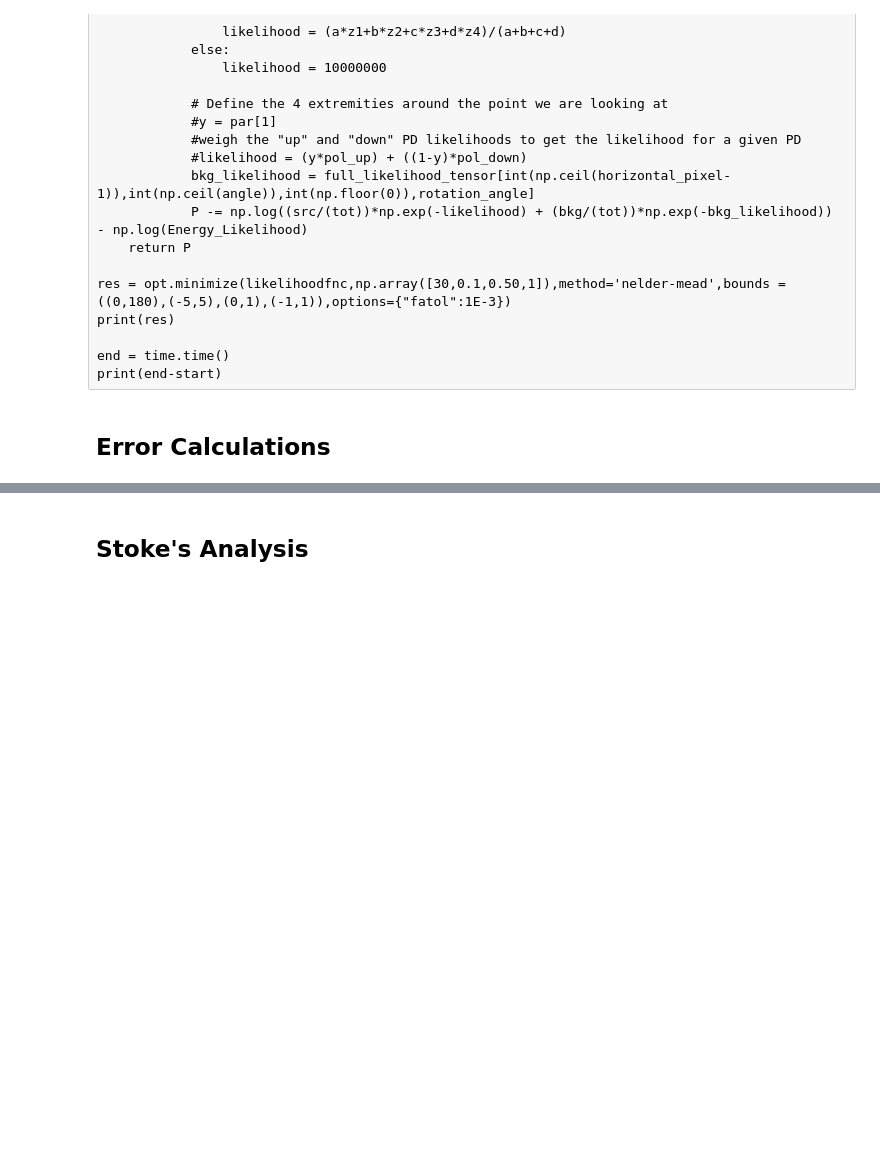
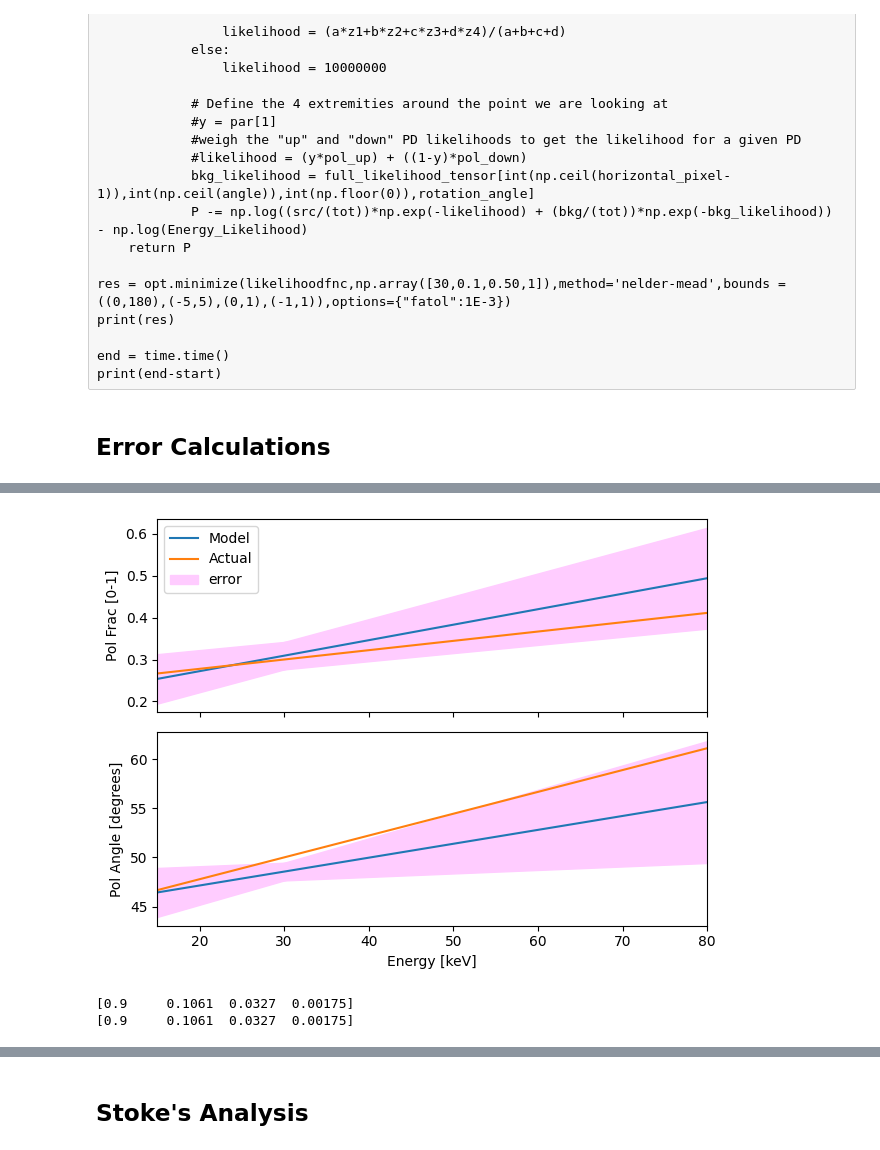
Before and after one commit to jacob-casey/casey-xlcal-likelihood-analysis, a Jupyter notebook: LikelihoodAnalysisTool.ipynb, the cells around one changed output, grey strips where cells are left out. Drawn from its saved outputs; the diff is of its cells as text; code cells hidden in the pictures; blank space fills up the shorter version.

```diff
--- a/LikelihoodAnalysisTool.ipynb
+++ b/LikelihoodAnalysisTool.ipynb
@@ -105 +23,32 @@ def polang_model(E,PA30,gamma):
+# %%
+PD_30 = 0.3
+PD_slope = 0.2/90
+
+PA_30 = 50
+PA_slope = 20/90
+# %%
+def polfrac_model(E,PD30,beta):
+    PD = beta*(E-30) + PD30
+    if not np.isscalar(PD):
+        for i in range(len(PD)):
+            if PD[i] < 0:
+                PD[i] = 0
+            elif PD[i] > 1:
+                PD[i] = 1
+    else:
+        if PD < 0:
+            PD = 0
+        elif PD > 1:
+            PD = 1
+    return PD
+
+def polang_model(E,PA30,gamma):
+    return gamma*(E-30) + PA30
+
+full_likelihood_tensor = np.load(f"/home/jacob/xlc_sim_outputs/notebook_outputs/likelihood_tensor_0_360.npy")
+full_likelihood_tensor = full_likelihood_tensor
+if full_likelihood_tensor[:,:,int(np.ceil(0*100)),:].max() < 1:
+    full_likelihood_tensor[:,:,int(np.ceil(0*100)),:] = -np.log(full_likelihood_tensor[:,:,int(np.ceil(0*100)),:])
+full_likelihood_tensor = np.exp(-full_likelihood_tensor)
+global full_likelihood_tensor
 # %%
@@ -312,12 +284,12 @@ def get_errors(par,index,error_step):
         else:
             error += error_step
         par2[index] = par[index]+error
-        value = likelihoodfnc(par2)
+        value = multiprocessing_likelihoodfnc(par2)
     error -= 5*error_step
     while abs(res.fun - value) < 1:
         error += error_step/10
         par2[index] = par[index]+error
-        value = likelihoodfnc(par2)
+        value = multiprocessing_likelihoodfnc(par2)
     end = time.time()
     print(end-start)
     if error == 0:
@@ -341,21 +320,29 @@ print(upperbounds-res.x)
 # %%
 E = np.arange(15,81,1)
 %matplotlib inline
 fig,ax = plt.subplots(2,1,sharex = True)
 ax[0].plot(E,polfrac_model(E,res.x[2],res.x[3]),label='Model')
-ax[0].plot(E,polfrac_model(E,0.3,0.2/90),label='Actual')
+ax[0].plot(E,polfrac_model(E,PD_30,PD_slope),label='Actual')
 ax[0].fill_between(E,polfrac_model(E,lowerbounds[2],lowerbounds[3]),polfrac_model(E,upperbounds[2],upperbounds[3]),label='error',color='#ffccff')
 ax[0].fill_between(E,polfrac_model(E,upperbounds[2],lowerbounds[3]),polfrac_model(E,lowerbounds[2],upperbounds[3]),color='#ffccff')
 
 ax[0].set_ylabel("Pol Frac [0-1]")
 ax[1].set_xlabel("Energy [keV]")
 ax[0].set_xlim(15,80)
 ax[1].plot(E,polang_model(E,res.x[0],res.x[1]))
-ax[1].plot(E,polang_model(E,50,20/90))
+ax[1].plot(E,polang_model(E,PA_30,PA_slope))
 ax[1].fill_between(E,polang_model(E,lowerbounds[0],lowerbounds[1]),polang_model(E,upperbounds[0],upperbounds[1]),label='error',color='#ffccff')
-ax[1].fill_between(E,polang_model(E,upperbounds[0],lowerbounds[1]),polfrac_model(E,lowerbounds[0],upperbounds[1]),color='#ffccff')
+ax[1].fill_between(E,polang_model(E,upperbounds[0],lowerbounds[1]),polang_model(E,lowerbounds[0],upperbounds[1]),color='#ffccff')
 ax[1].set_ylabel("Pol Angle [degrees]")
 ax[0].legend()
 fig.tight_layout()
 fig.savefig('/home/jacob/Energy_dep_polarization_plots_realspec_withE.pdf')
+# %% [output]
+[figure, added]
+# %%
+print(upperbounds-res.x)
+print(abs(lowerbounds-res.x))
+# %% [output]
+[0.9     0.1061  0.0327  0.00175]
+[0.9     0.1061  0.0327  0.00175]
 # %%
```
Also changed, not shown: parts of 28 cells of this notebook, 2 other files.
